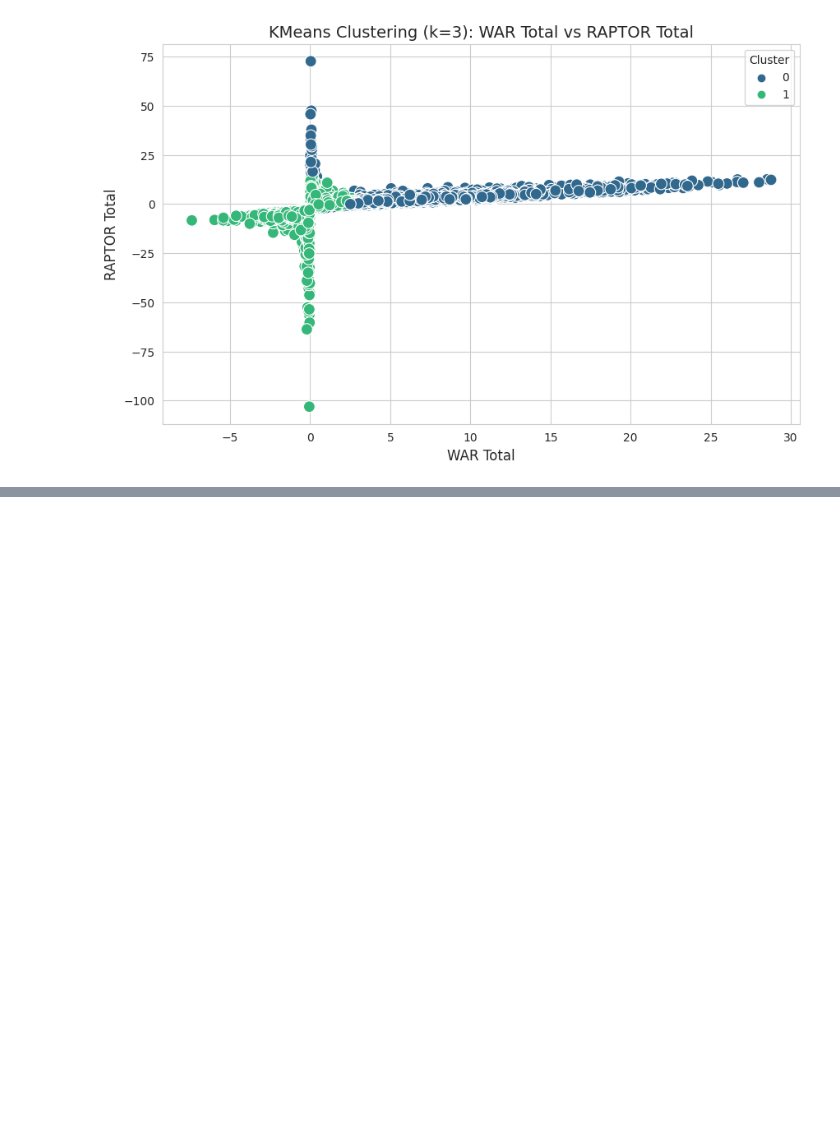
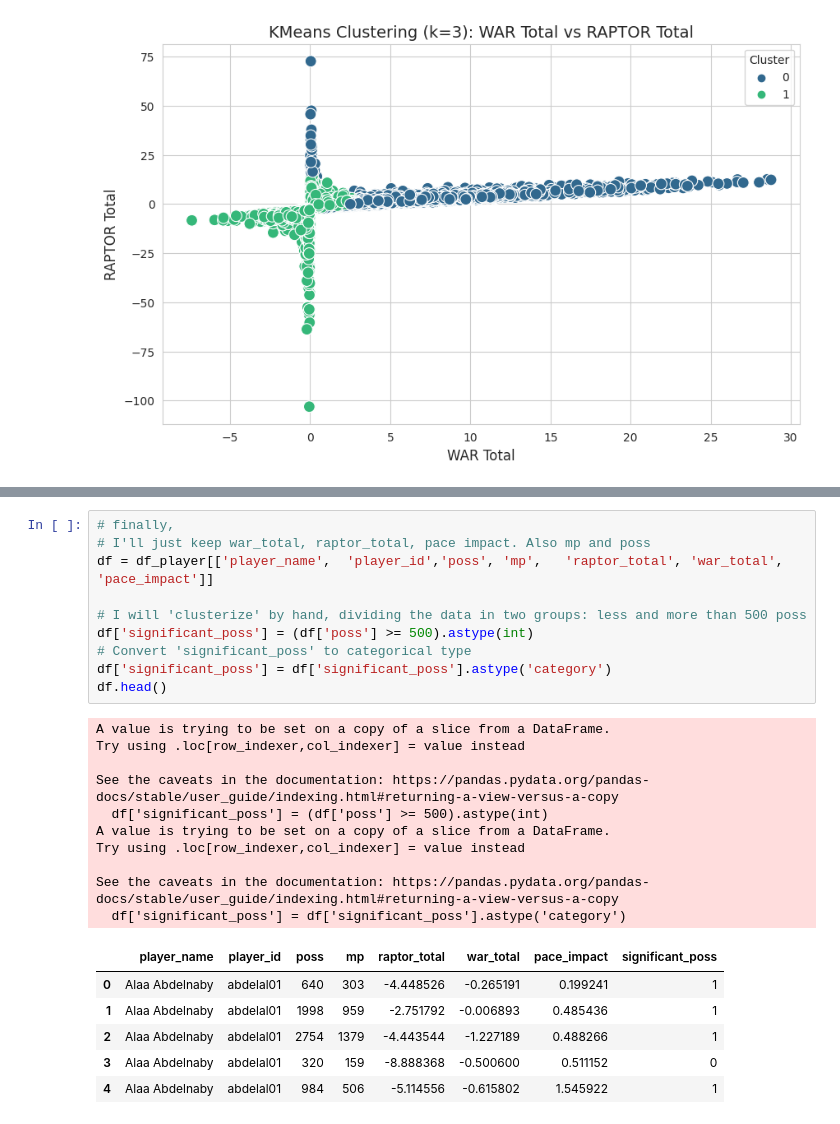
Before and after one commit to LucasPancotto/NBA-kaggle-challenge, a Jupyter notebook: explore.ipynb, the cells around one changed output, grey strips where cells are left out. Cells and saved outputs as stored; diff of their text form; blank space fills up the shorter version.

```diff
--- a/explore.ipynb
+++ b/explore.ipynb
@@ -287,0 +330,27 @@ plt.show()
+# %%
+# finally,
+# I'll just keep war_total, raptor_total, pace impact. Also mp and poss
+df = df_player[['player_name',	'player_id','poss',	'mp',	'raptor_total',	'war_total',	'pace_impact']]
+
+# I will 'clusterize' by hand, dividing the data in two groups: less and more than 500 poss
+df['significant_poss'] = (df['poss'] >= 500).astype(int)
+# Convert 'significant_poss' to categorical type
+df['significant_poss'] = df['significant_poss'].astype('category')
+df.head()
+# %% [output]
+A value is trying to be set on a copy of a slice from a DataFrame.
+Try using .loc[row_indexer,col_indexer] = value instead
+
+See the caveats in the documentation: https://pandas.pydata.org/pandas-docs/stable/user_guide/indexing.html#returning-a-view-versus-a-copy
+  df['significant_poss'] = (df['poss'] >= 500).astype(int)
+A value is trying to be set on a copy of a slice from a DataFrame.
+Try using .loc[row_indexer,col_indexer] = value instead
+
+See the caveats in the documentation: https://pandas.pydata.org/pandas-docs/stable/user_guide/indexing.html#returning-a-view-versus-a-copy
+  df['significant_poss'] = df['significant_poss'].astype('category')
+|  | player_name | player_id | poss | mp | raptor_total | war_total | pace_impact | significant_poss |
+| 0 | Alaa Abdelnaby | abdelal01 | 640 | 303 | -4.448526 | -0.265191 | 0.199241 | 1 |
+| 1 | Alaa Abdelnaby | abdelal01 | 1998 | 959 | -2.751792 | -0.006893 | 0.485436 | 1 |
+| 2 | Alaa Abdelnaby | abdelal01 | 2754 | 1379 | -4.443544 | -1.227189 | 0.488266 | 1 |
+| 3 | Alaa Abdelnaby | abdelal01 | 320 | 159 | -8.888368 | -0.500600 | 0.511152 | 0 |
+| 4 | Alaa Abdelnaby | abdelal01 | 984 | 506 | -5.114556 | -0.615802 | 1.545922 | 1 |
```
Also changed, not shown: parts of 6 cells of this notebook.
